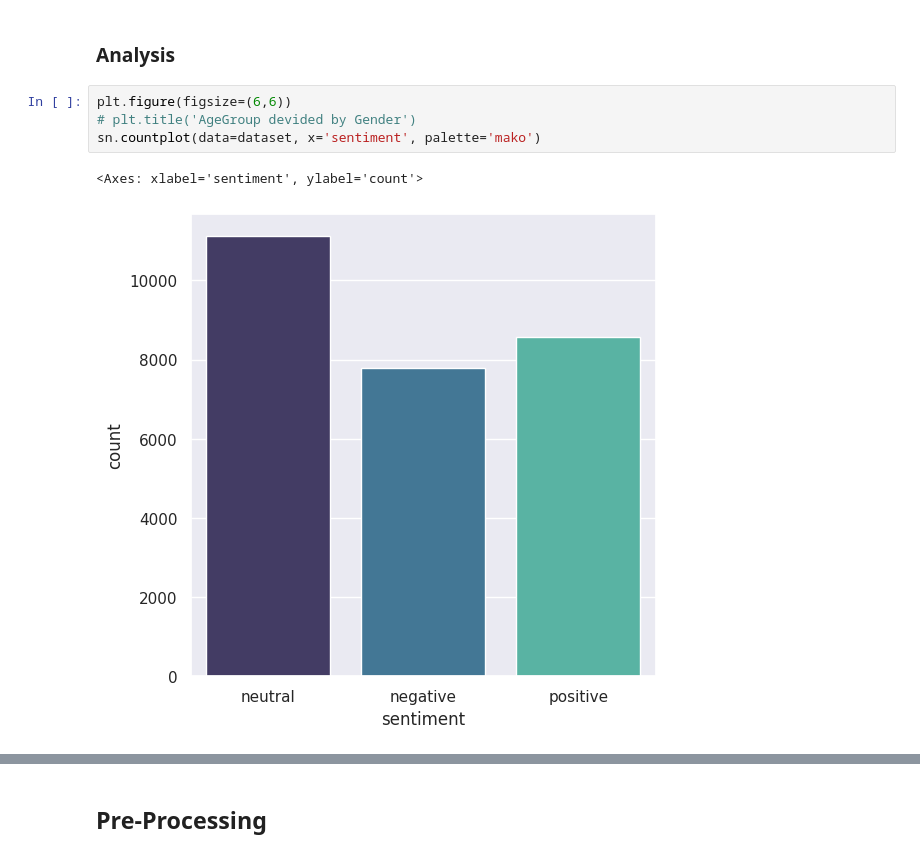
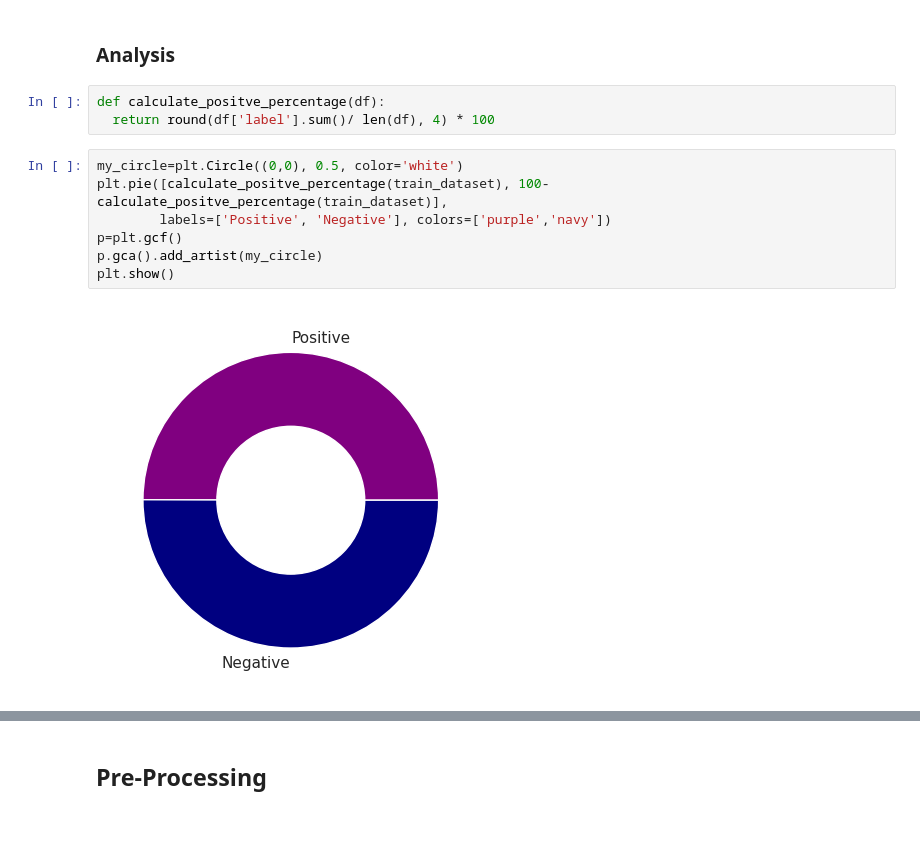
Before and after one commit to mojtabaSefidi/Small-AI-Projects, a Jupyter notebook: Sentiment_Analysis_Using_DeepLearning.ipynb, the cells around one changed output, grey strips where cells are left out. Saved outputs shown, nothing was run; the diff lists cells and outputs as text; blank space fills up the shorter version.

```diff
--- a/Sentiment_Analysis_Using_DeepLearning.ipynb
+++ b/Sentiment_Analysis_Using_DeepLearning.ipynb
@@ -89,9 +110,14 @@ dataset.head()
 # %% [markdown]
 ### **Analysis**
-# %%
-plt.figure(figsize=(6,6))
-# plt.title('AgeGroup devided by Gender')
-sn.countplot(data=dataset, x='sentiment', palette='mako')
-# %% [output]
-<Axes: xlabel='sentiment', ylabel='count'>
-[figure, removed]
+# %%
+def calculate_positve_percentage(df):
+  return round(df['label'].sum()/ len(df), 4) * 100
+# %%
+my_circle=plt.Circle((0,0), 0.5, color='white')
+plt.pie([calculate_positve_percentage(train_dataset), 100-calculate_positve_percentage(train_dataset)],
+        labels=['Positive', 'Negative'], colors=['purple','navy'])
+p=plt.gcf()
+p.gca().add_artist(my_circle)
+plt.show()
+# %% [output]
+[figure, added]
```
Also changed, not shown: parts of 17 cells of this notebook.
